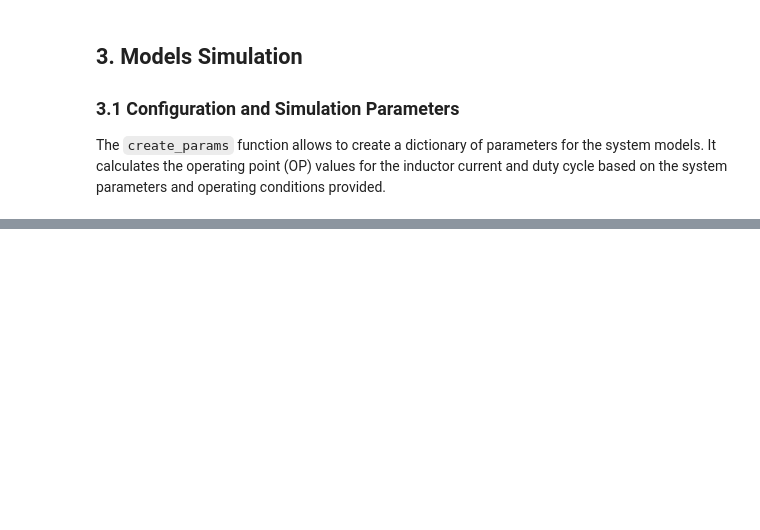
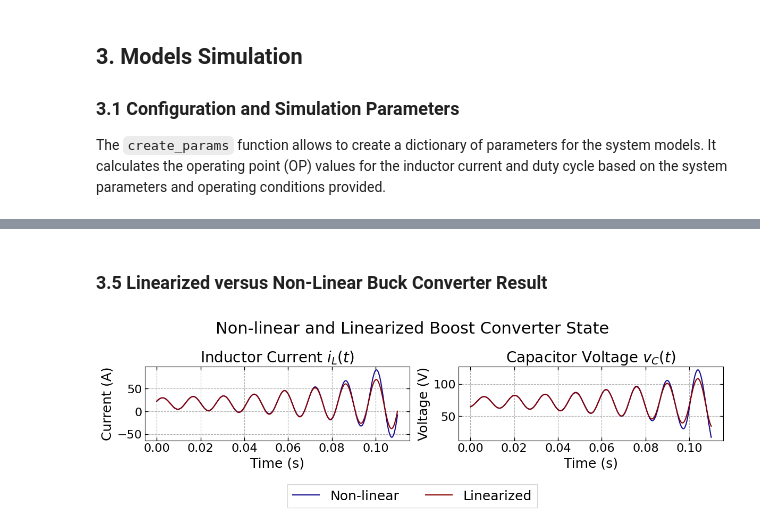
Before and after one commit to andel-vitorio/etc-for-dc-converters, a Jupyter notebook: notebooks/etc-boost-converter-with-cpl.ipynb, the cells around one changed output, grey strips where cells are left out. Cells and saved outputs as stored; diff of their text form; code cells hidden in the pictures; blank space fills up the shorter version.

```diff
--- a/notebooks/etc-boost-converter-with-cpl.ipynb
+++ b/notebooks/etc-boost-converter-with-cpl.ipynb
@@ -1249,0 +828,42 @@ plt.show()
+# %% [markdown]
+### 3.5 Linearized versus Non-Linear Buck Converter Result
+# %%
+# Definindo o tamanho da figura e os subplots
+fig, axs = plt.subplots(1, 2, figsize=(12, 3))
+
+fig.suptitle("Non-linear and Linearized Boost Converter State", fontsize=22)
+params = scenarios[SCENARIO_TAG]['params']
+
+# Plotando o primeiro gráfico para a corrente do indutor
+line1 = set_subplot(
+    axs[0],
+    t_shifted_nonlinear, y_shifted_nonlinear[0] + params['op']['iL'],
+    'Time (s)', 'Current (A)', 'Inductor Current $i_L(t)$')
+
+line2 = set_subplot(
+    axs[0],
+    t_linearized, y_linearized[0] + params['op']['iL'],
+    'Time (s)', 'Current (A)', 'Inductor Current $i_L(t)$',
+                line_color='#8b0000')
+
+
+# Plotando o primeiro gráfico para a corrente do indutor
+set_subplot(
+    axs[1],
+    t_shifted_nonlinear, y_shifted_nonlinear[1] + params['op']['vC'],
+    'Time (s)', 'Voltage (V)', 'Capacitor Voltage $v_C(t)$',)
+
+set_subplot(
+    axs[1],
+    t_linearized, y_linearized[1] + params['op']['vC'],
+    'Time (s)', 'Voltage (V)', 'Capacitor Voltage $v_C(t)$',
+                line_color='#8b0000')
+
+# Criando uma única legenda para ambos os subplots
+fig.legend([line1, line2], ['Non-linear', 'Linearized'],
+           fontsize=18, loc='upper center', bbox_to_anchor=(.5, 0.0), fancybox=False, shadow=False, ncol=2)
+
+# Ajustando o layout para evitar sobreposição
+plt.tight_layout()
+# %% [output]
+[figure, added]
```
Also changed, not shown: parts of 48 cells of this notebook, 42 other files.
